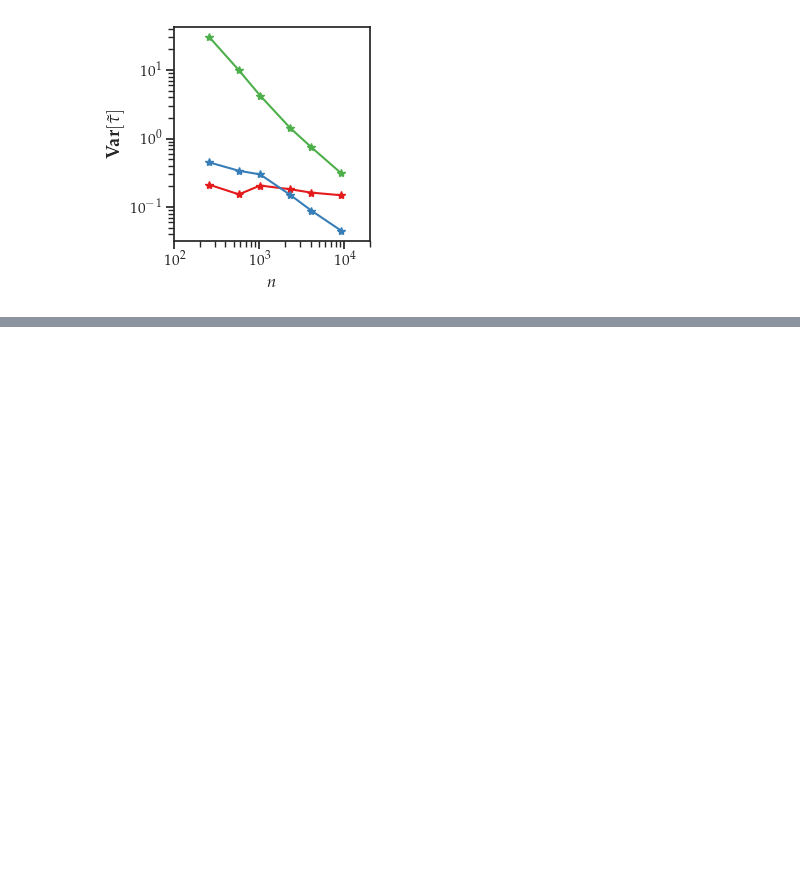
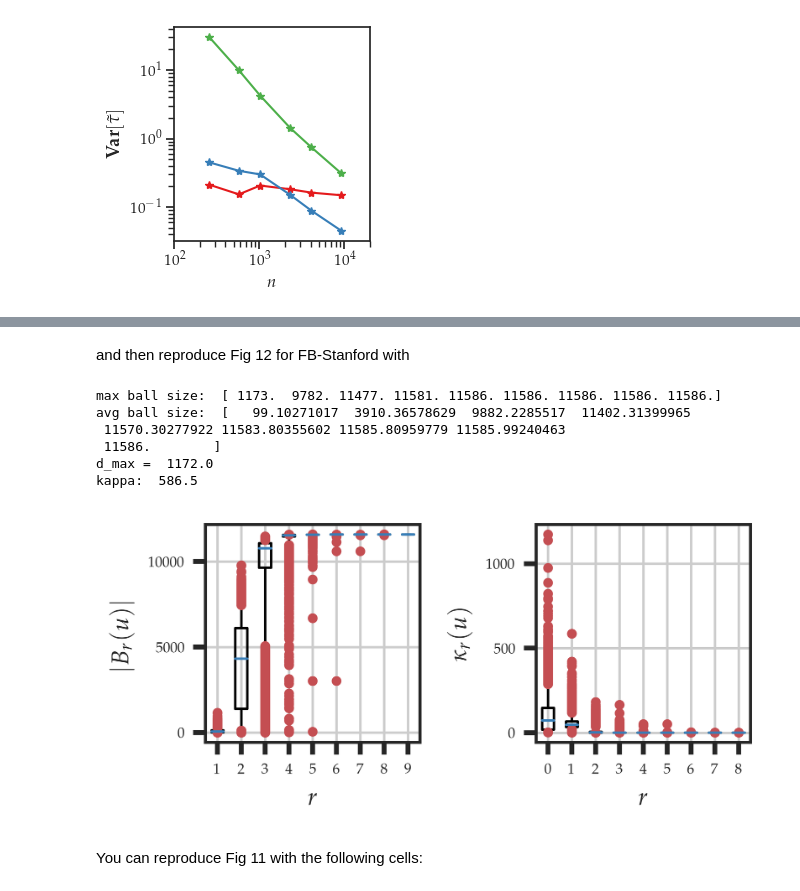
Before and after one commit to cleeyu/RGCR-code, a Jupyter notebook: intro.ipynb, the cells around one changed output, grey strips where cells are left out. Cells and saved outputs as stored; diff of their text form; code cells hidden in the pictures; blank space fills up the shorter version.

```diff
--- a/intro.ipynb
+++ b/intro.ipynb
@@ -708,0 +805,14 @@ plt.show()
+# %% [markdown]
+and then reproduce Fig 12 for FB-Stanford with
+# %%
+plot_ball_size('FB100/Stanford3')
+# %% [output]
+max ball size:  [ 1173.  9782. 11477. 11581. 11586. 11586. 11586. 11586. 11586.]
+avg ball size:  [   99.10271017  3910.36578629  9882.2285517  11402.31399965
+ 11570.30277922 11583.80355602 11585.80959779 11585.99240463
+ 11586.        ]
+d_max =  1172.0
+kappa:  586.5
+[figure, added]
+# %% [markdown]
+You can reproduce Fig 11 with the following cells:
```
Also changed, not shown: parts of 12 cells of this notebook, 1 other file.
